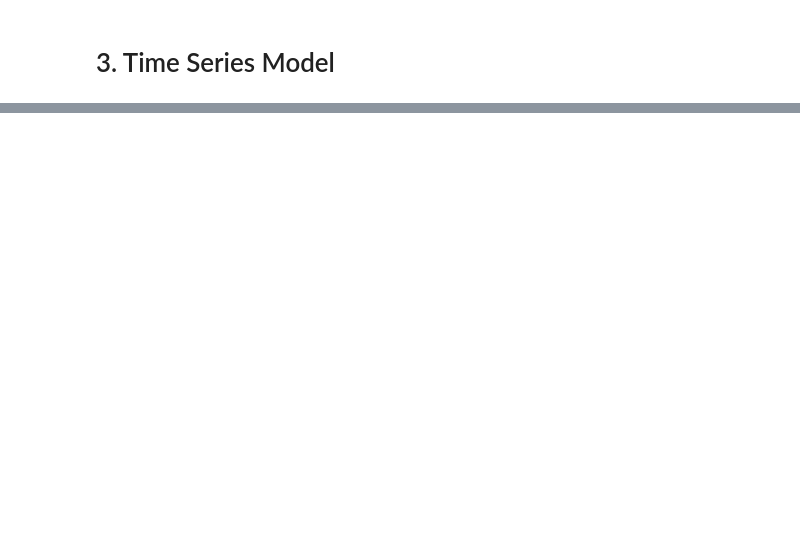
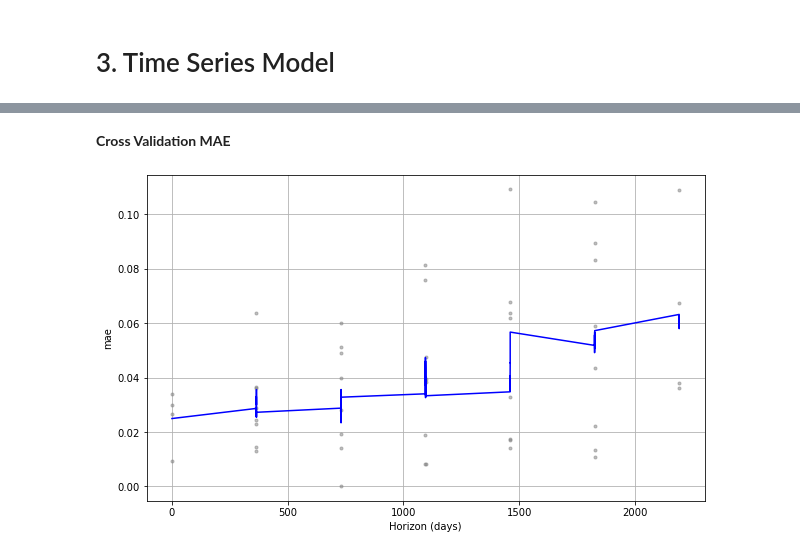
Before and after one commit to alfarias/forecasting-challenge-4i, a Jupyter notebook: notebooks/case1.ipynb, the cells around one changed output, grey strips where cells are left out. Saved outputs shown, nothing was run; the diff lists cells and outputs as text; code cells hidden in the pictures; blank space fills up the shorter version.

```diff
--- a/notebooks/case1.ipynb
+++ b/notebooks/case1.ipynb
@@ -106,2 +107,4 @@ data_mex = data.query('country == "MEX"')
 # %% [markdown]
 # 3. Time Series Model
+# %%
+data['ds'] = pd.to_datetime(data.year, format='%Y')
@@ -107,0 +180,9 @@ data_mex = data.query('country == "MEX"')
+# %%
+model_can = Prophet(interval_width=0.95,
+                    growth='linear',
+                   yearly_seasonality=False,
+                   seasonality_mode='additive')
+model_can.fit(data_can)
+model_can_cv = cross_validation(model_can, initial='40 Y', period='2 Y', horizon='6 Y')
+display(HTML('<span style="font-weight:bold">' + 'Performance Mertrics'\
+       + '</span>'), performance_metrics(model_can_cv).head())
@@ -107,0 +200,6 @@ data_mex = data.query('country == "MEX"')
+# %%
+display(HTML('<span style="font-weight:bold">' + 'Cross Validation MAE' + '</span>'))
+plot_cross_validation_metric(model_can_cv, metric='mae');
+# %% [output]
+Cross Validation MAE
+[figure, added]
```
Also changed, not shown: parts of 20 cells of this notebook.
